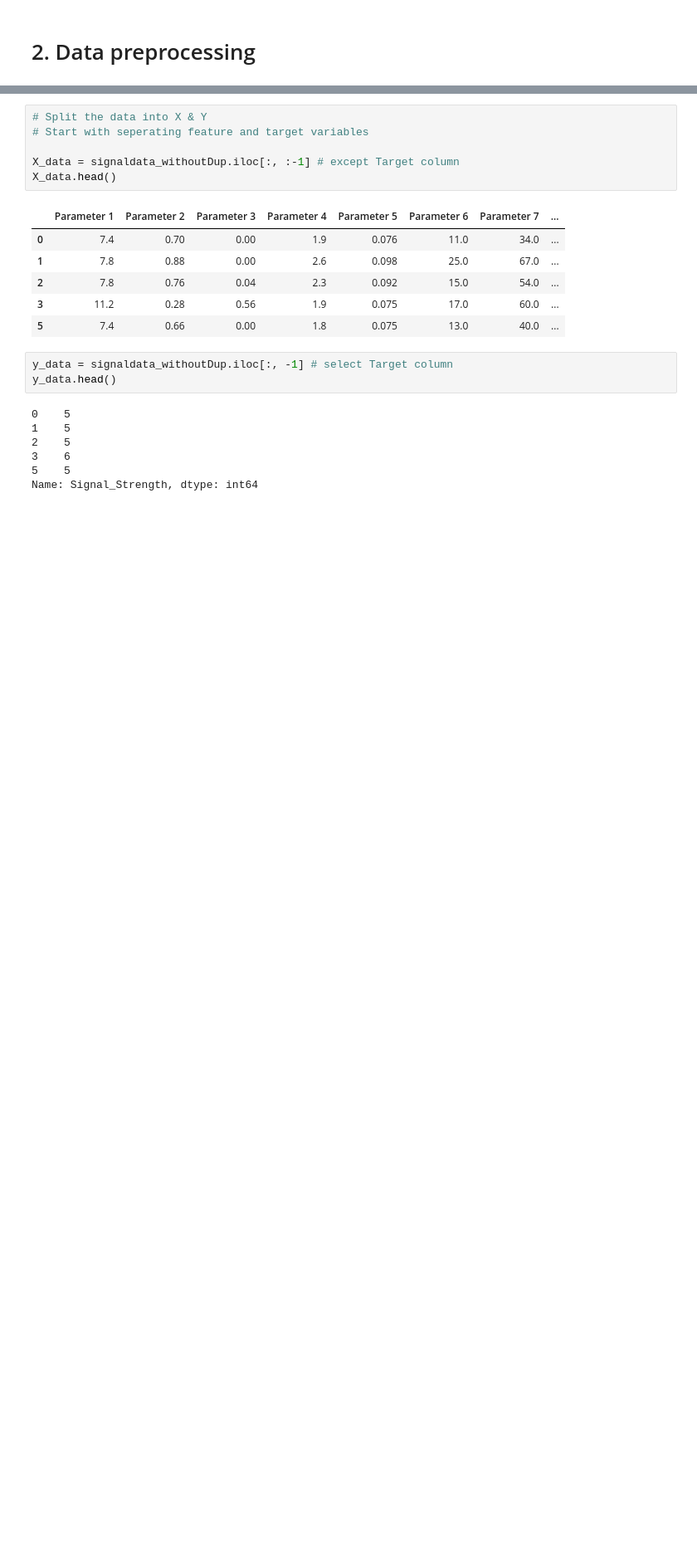
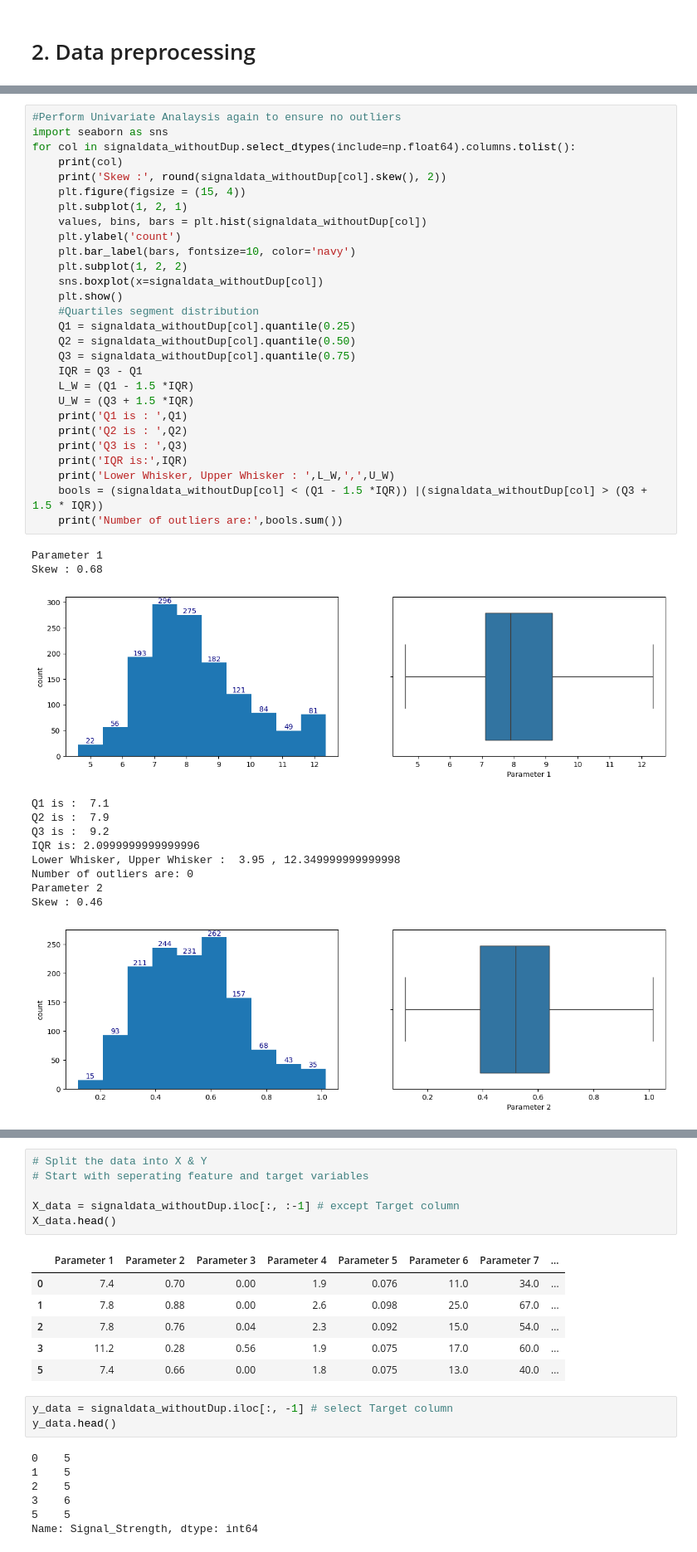
Before and after one commit to adithya72/Deep-Learning, a Jupyter notebook: SingalQualityPredictionModel.ipynb, the cells around one changed output, grey strips where cells are left out. Shown: that part at 83% size. Cells and saved outputs as stored; diff of their text form; blank space fills up the shorter version.

```diff
--- a/SingalQualityPredictionModel.ipynb
+++ b/SingalQualityPredictionModel.ipynb
@@ -237,0 +294,41 @@ In summary,
+# %%
+#Perform Univariate Analaysis again to ensure no outliers
+import seaborn as sns
+for col in signaldata_withoutDup.select_dtypes(include=np.float64).columns.tolist():
+    print(col)
+    print('Skew :', round(signaldata_withoutDup[col].skew(), 2))
+    plt.figure(figsize = (15, 4))
+    plt.subplot(1, 2, 1)
+    values, bins, bars = plt.hist(signaldata_withoutDup[col])
+    plt.ylabel('count')
+    plt.bar_label(bars, fontsize=10, color='navy')
+    plt.subplot(1, 2, 2)
+    sns.boxplot(x=signaldata_withoutDup[col])
+    plt.show()
+    #Quartiles segment distribution
+    Q1 = signaldata_withoutDup[col].quantile(0.25)
+    Q2 = signaldata_withoutDup[col].quantile(0.50)
+    Q3 = signaldata_withoutDup[col].quantile(0.75)
+    IQR = Q3 - Q1
+    L_W = (Q1 - 1.5 *IQR)
+    U_W = (Q3 + 1.5 *IQR)
+    print('Q1 is : ',Q1)
+    print('Q2 is : ',Q2)
+    print('Q3 is : ',Q3)
+    print('IQR is:',IQR)
+    print('Lower Whisker, Upper Whisker : ',L_W,',',U_W)
+    bools = (signaldata_withoutDup[col] < (Q1 - 1.5 *IQR)) |(signaldata_withoutDup[col] > (Q3 + 1.5 * IQR))
+    print('Number of outliers are:',bools.sum())
+# %% [output]
+Parameter 1
+Skew : 0.68
+[figure, added]
+Q1 is :  7.1
+Q2 is :  7.9
+Q3 is :  9.2
+IQR is: 2.0999999999999996
+Lower Whisker, Upper Whisker :  3.95 , 12.349999999999998
+Number of outliers are: 0
+Parameter 2
+Skew : 0.46
+[figure, added]
```
Also changed, not shown: parts of 38 cells of this notebook.
